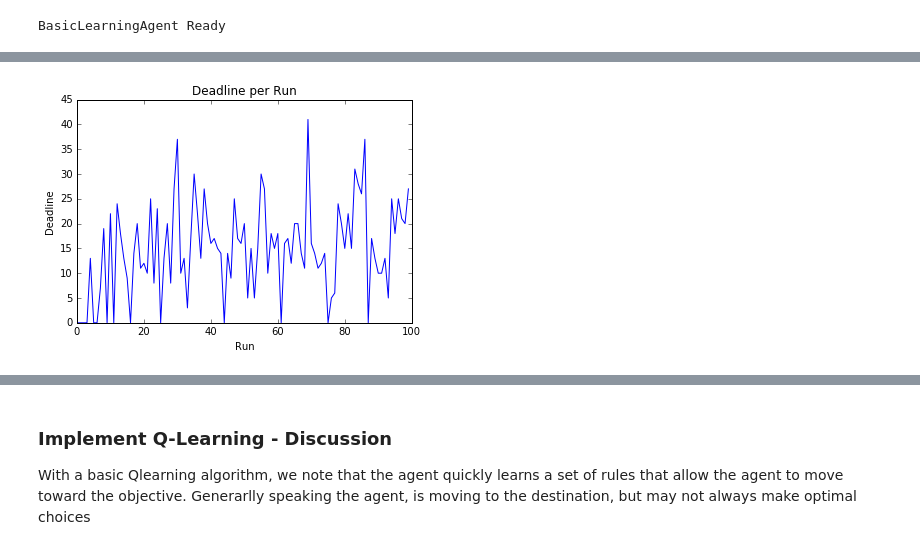
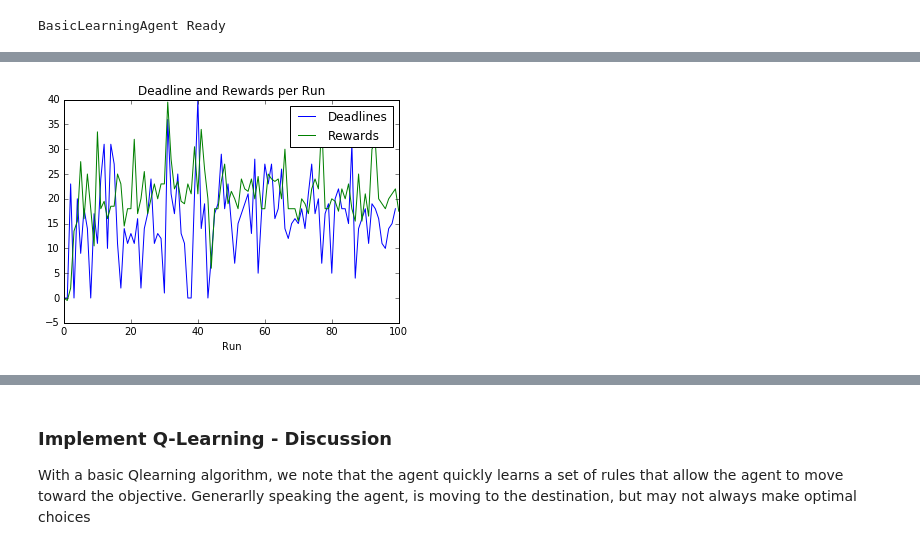
Before and after one commit to llathrop/smartcab, a Jupyter notebook: agent.ipynb, the cells around one changed output, grey strips where cells are left out. Drawn from its saved outputs; the diff is of its cells as text; code cells hidden in the pictures.

Commit message:
fix:consolidate two graphs

```diff
--- a/agent.ipynb
+++ b/agent.ipynb
@@ -424,8 +424,9 @@ Environment.step(): Primary agent ran out of time! Trial aborted.
 # %%
-plt.plot (BLdeadlines)
-plt.ylabel('Deadline')
+plt.plot(BLdeadlines,label="Deadlines")
+plt.plot(BLrewards,label="Rewards")
 plt.xlabel('Run')
-plt.title("Deadline per Run")
+plt.legend()
+plt.title("Deadline and Rewards per Run")
 plt.show()
 # %% [output]
-[figure, old version]
+[figure, new version]
```
Also changed, not shown: parts of 7 cells of this notebook, 1 other file.
